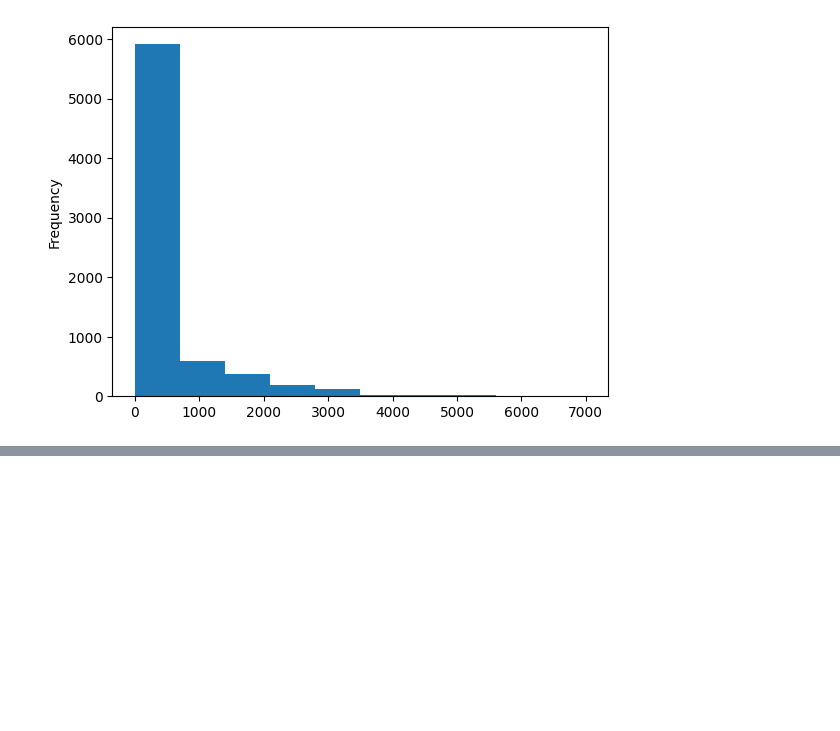
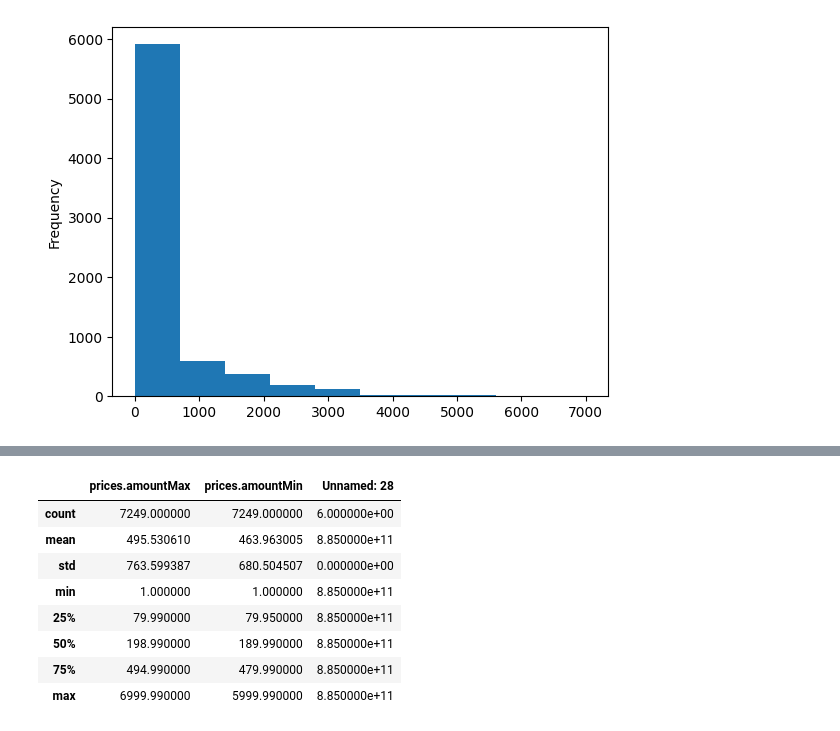
Before and after one commit to azhar22k/pyplay, a Jupyter notebook: 3.pandas-intro.ipynb, the cells around one changed output, grey strips where cells are left out. Saved outputs shown, nothing was run; the diff lists cells and outputs as text; code cells hidden in the pictures; blank space fills up the shorter version.

```diff
--- a/3.pandas-intro.ipynb
+++ b/3.pandas-intro.ipynb
@@ -64,0 +123,13 @@ df["prices.amountMax"].plot(kind="hist")
+# %%
+# Describe
+df.describe()
+# %% [output]
+|  | prices.amountMax | prices.amountMin | Unnamed: 28 |
+| count | 7249.000000 | 7249.000000 | 6.000000e+00 |
+| mean | 495.530610 | 463.963005 | 8.850000e+11 |
+| std | 763.599387 | 680.504507 | 0.000000e+00 |
+| min | 1.000000 | 1.000000 | 8.850000e+11 |
+| 25% | 79.990000 | 79.950000 | 8.850000e+11 |
+| 50% | 198.990000 | 189.990000 | 8.850000e+11 |
+| 75% | 494.990000 | 479.990000 | 8.850000e+11 |
+| max | 6999.990000 | 5999.990000 | 8.850000e+11 |
```
Also changed, not shown: parts of 13 cells of this notebook, 1 other file.
